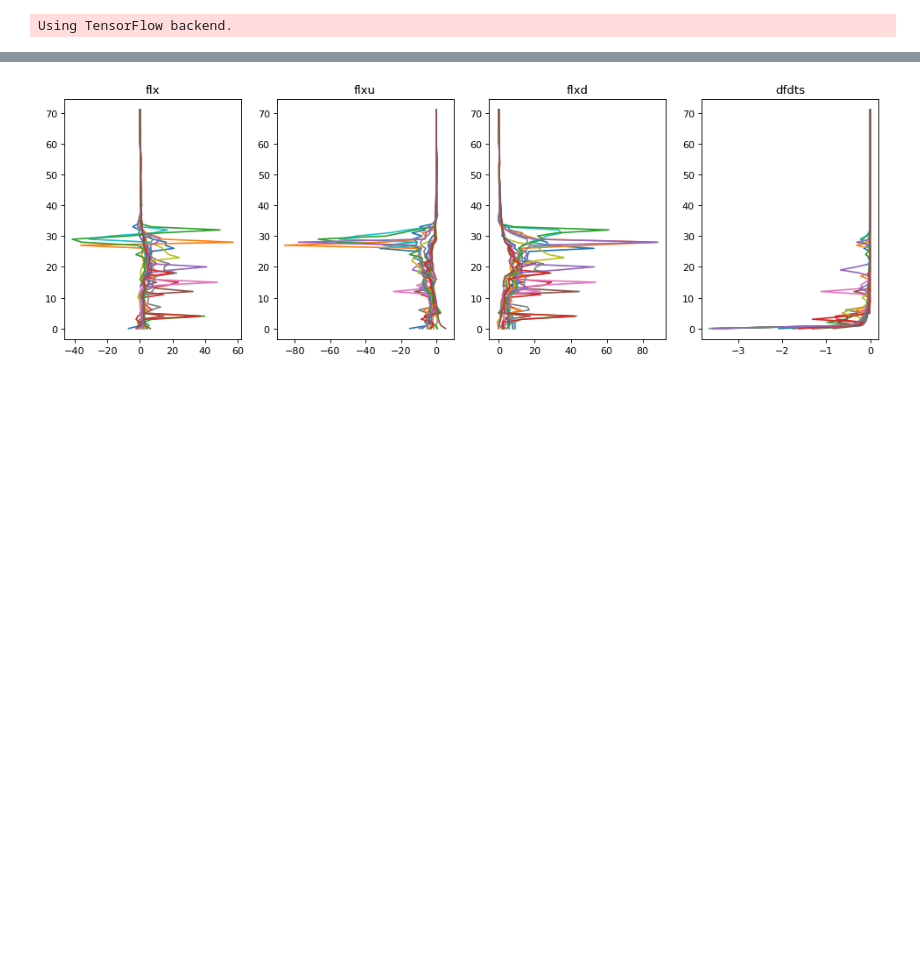
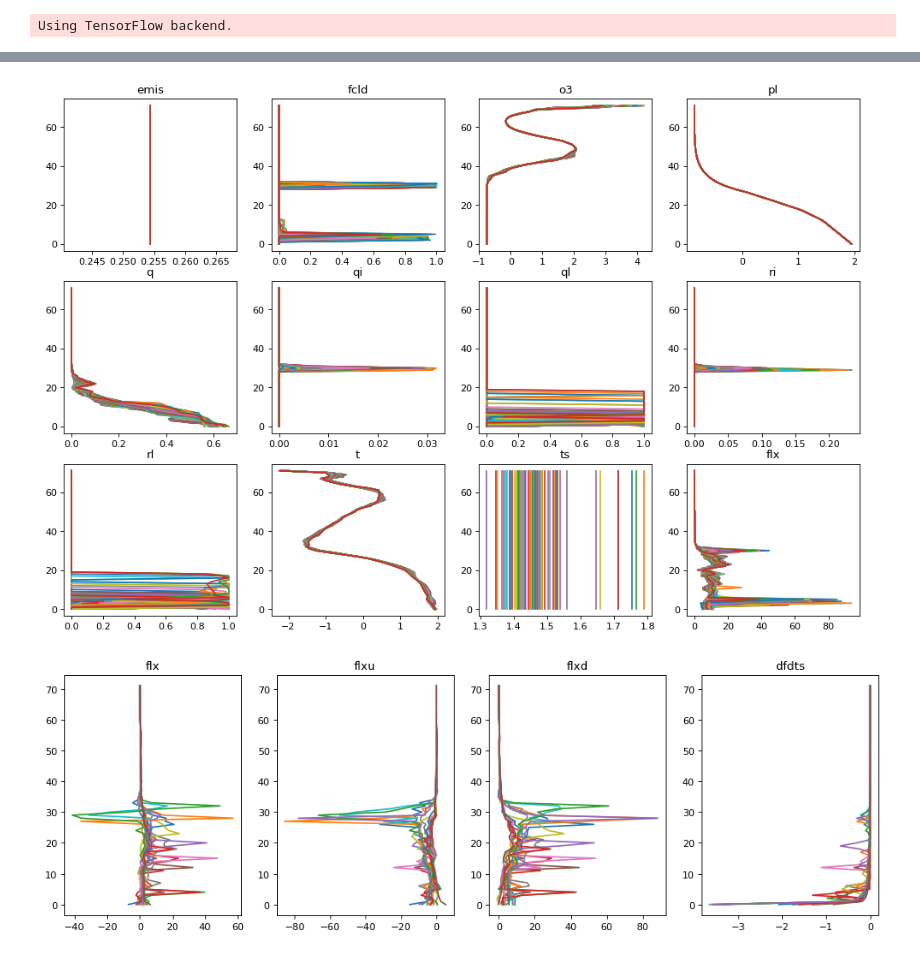
Before and after one commit to VIsh76/FLX_NN_emulation, a Jupyter notebook: DataChecking.ipynb, the cells around one changed output, grey strips where cells are left out. Cells and saved outputs as stored; diff of their text form; code cells hidden in the pictures; blank space fills up the shorter version.

```diff
--- a/DataChecking.ipynb
+++ b/DataChecking.ipynb
@@ -33,3 +57,7 @@ Plot_Batch(x0,y0, B.variables)
+# %%
+Plot_Batch(x0.swapaxes(1,2), y0[:,:,[0]], train_400_gen.variables )
+# %% [output]
+[figure, added]
 # %%
 from generator import Full_Diff_Generator
 
```
Also changed, not shown: parts of 8 cells of this notebook, 14 other files.
